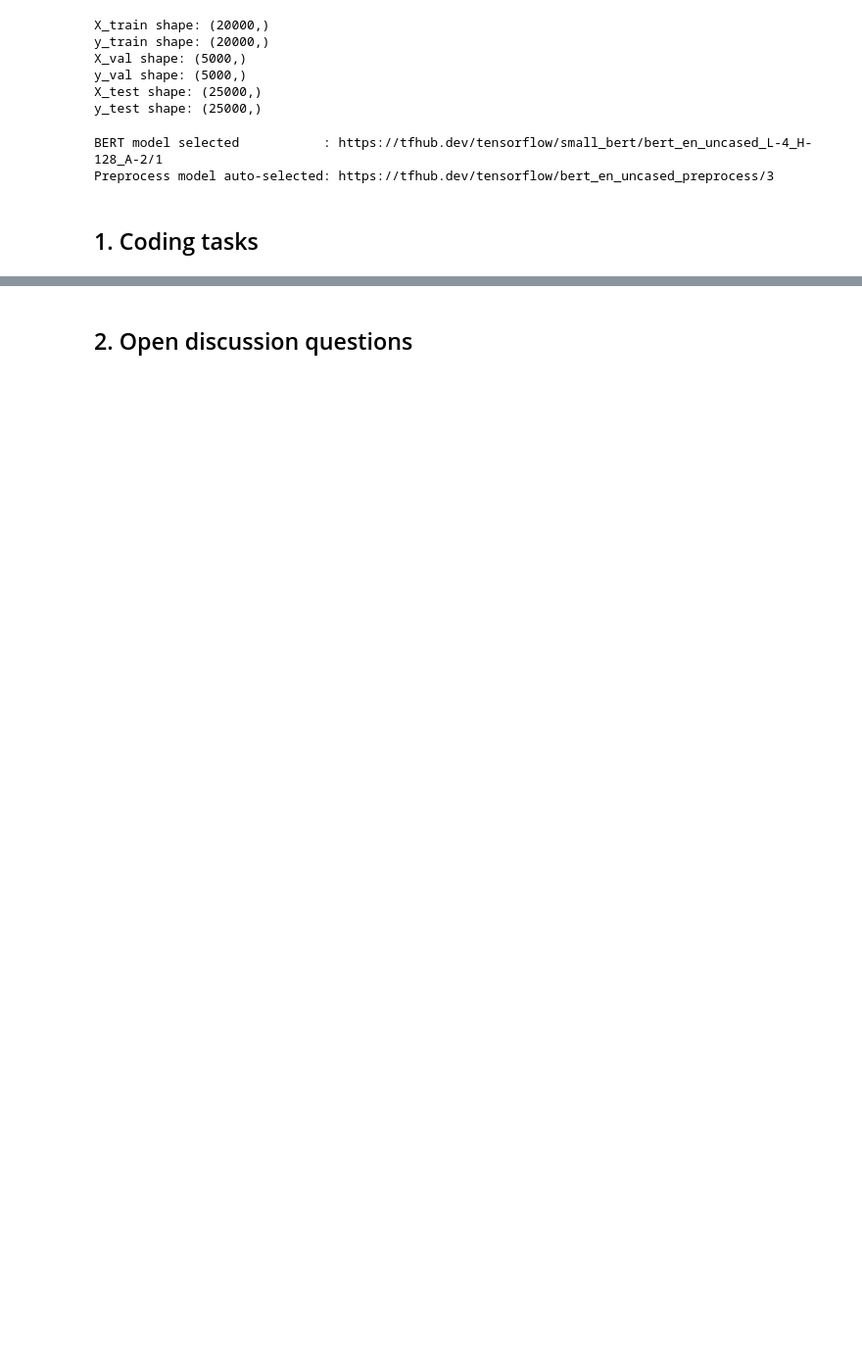
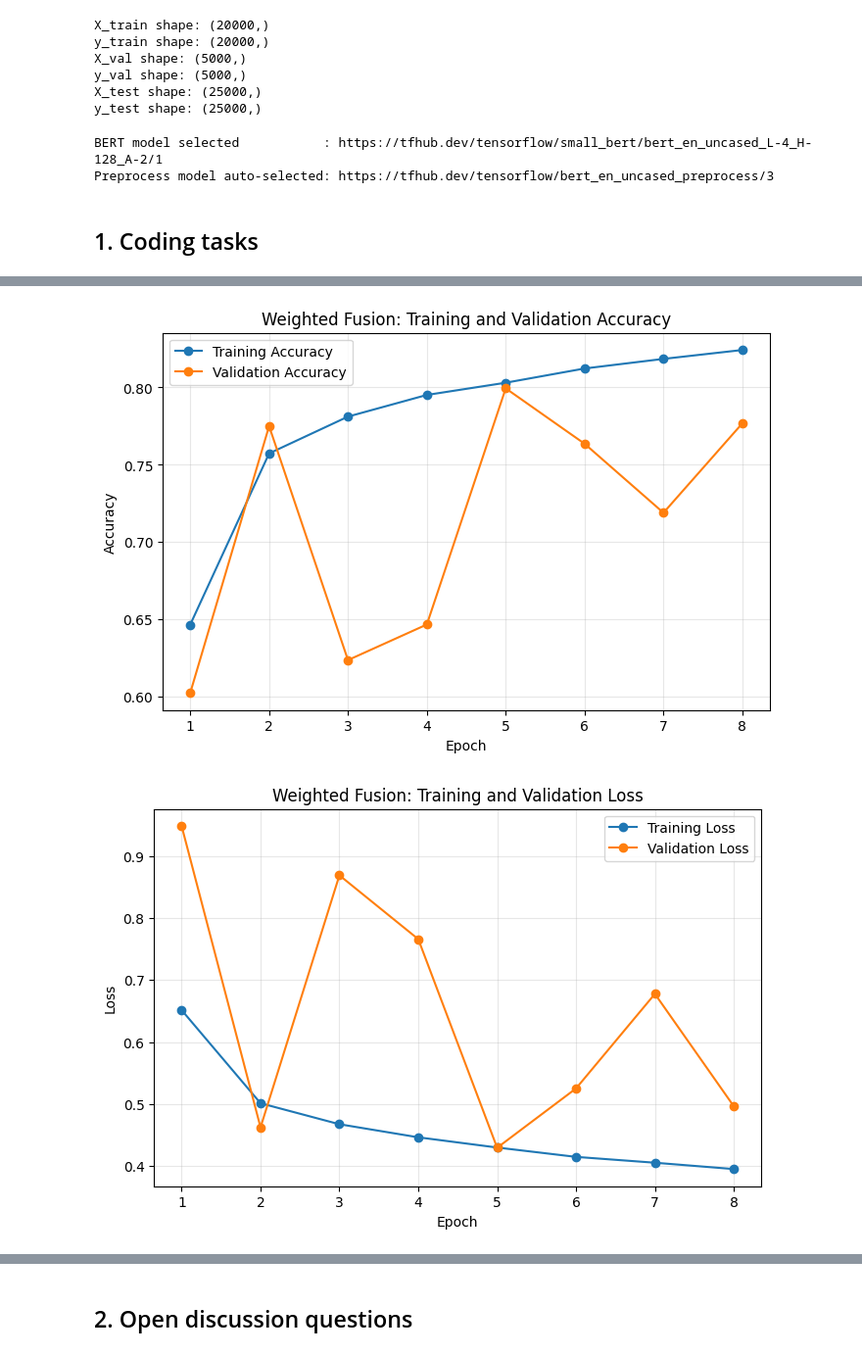
Before and after one commit to mintus2511/ADL_230167_Assignment2, a Jupyter notebook: Assignment_BERT.ipynb, the cells around one changed output, grey strips where cells are left out. Shown at 98% size. Drawn from its saved outputs; the diff is of its cells as text; code cells hidden in the pictures; blank space fills up the shorter version.

```diff
--- a/Assignment_BERT.ipynb
+++ b/Assignment_BERT.ipynb
@@ -191,0 +1061,55 @@ Preprocess model auto-selected: https://tfhub.dev/tensorflow/bert_en_uncased_pre
+# %%
+# Plot training and validation performance
+epochs = range(1, len(weighted_history.history["accuracy"]) + 1)
+
+plt.figure(figsize=(8, 5))
+
+plt.plot(
+    epochs,
+    weighted_history.history["accuracy"],
+    marker="o",
+    label="Training Accuracy"
+)
+
+plt.plot(
+    epochs,
+    weighted_history.history["val_accuracy"],
+    marker="o",
+    label="Validation Accuracy"
+)
+
+plt.xlabel("Epoch")
+plt.ylabel("Accuracy")
+plt.title("Weighted Fusion: Training and Validation Accuracy")
+plt.legend()
+plt.grid(alpha=0.3)
+
+plt.show()
+
+
+plt.figure(figsize=(8, 5))
+
+plt.plot(
+    epochs,
+    weighted_history.history["loss"],
+    marker="o",
+    label="Training Loss"
+)
+
+plt.plot(
+    epochs,
+    weighted_history.history["val_loss"],
+    marker="o",
+    label="Validation Loss"
+)
+
+plt.xlabel("Epoch")
+plt.ylabel("Loss")
+plt.title("Weighted Fusion: Training and Validation Loss")
+plt.legend()
+plt.grid(alpha=0.3)
+
+plt.show()
+# %% [output]
+[figure, added]
+[figure, added]
```
Also changed, not shown: parts of 70 cells of this notebook.
